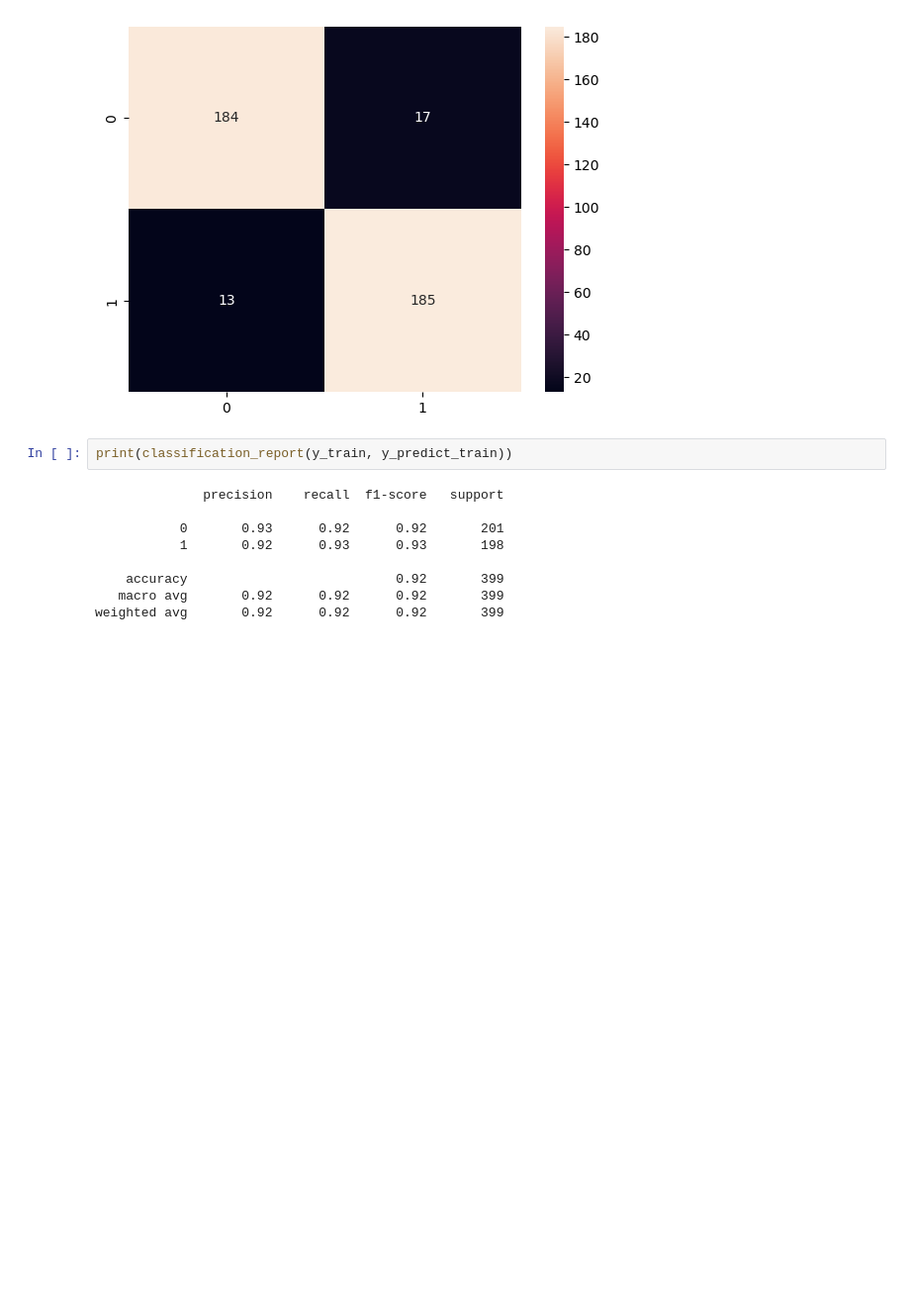
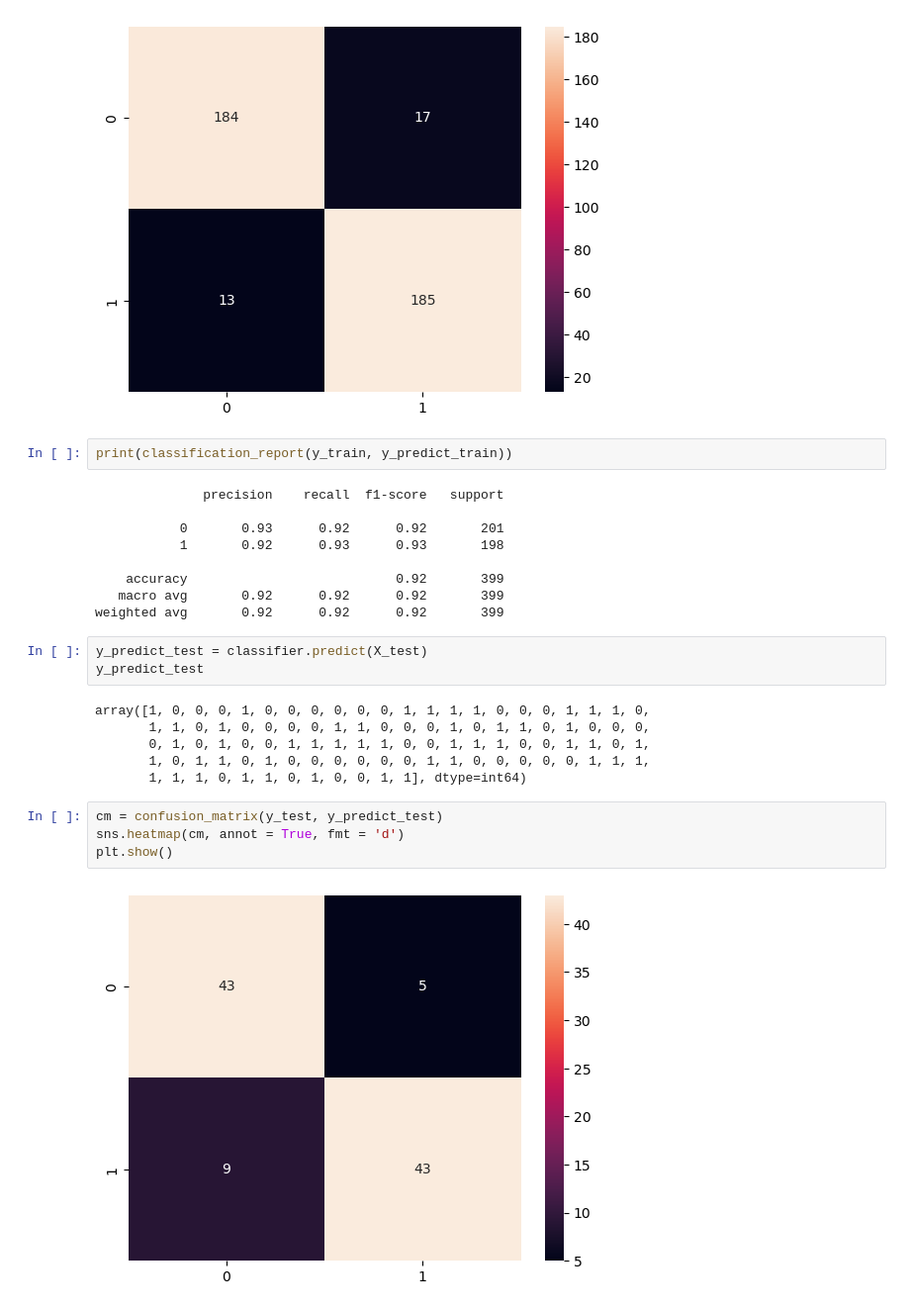
Before and after one commit to AlvaroBishop/CustomerClicksPrediction, a Jupyter notebook: CustomerClicksPrediction.ipynb, the cells around one changed output. Shown at 99% size. Cells and saved outputs as stored; diff of their text form; blank space fills up the shorter version.

Commit message:
results visualization

```diff
--- a/CustomerClicksPrediction.ipynb
+++ b/CustomerClicksPrediction.ipynb
@@ -145,3 +145,18 @@ print(classification_report(y_train, y_predict_train))
     accuracy                           0.92       399
    macro avg       0.92      0.92      0.92       399
 weighted avg       0.92      0.92      0.92       399
+# %%
+y_predict_test = classifier.predict(X_test)
+y_predict_test
+# %% [output]
+array([1, 0, 0, 0, 1, 0, 0, 0, 0, 0, 0, 1, 1, 1, 1, 0, 0, 0, 1, 1, 1, 0,
+       1, 1, 0, 1, 0, 0, 0, 0, 1, 1, 0, 0, 0, 1, 0, 1, 1, 0, 1, 0, 0, 0,
+       0, 1, 0, 1, 0, 0, 1, 1, 1, 1, 1, 0, 0, 1, 1, 1, 0, 0, 1, 1, 0, 1,
+       1, 0, 1, 1, 0, 1, 0, 0, 0, 0, 0, 0, 1, 1, 0, 0, 0, 0, 0, 1, 1, 1,
+       1, 1, 1, 0, 1, 1, 0, 1, 0, 0, 1, 1], dtype=int64)
+# %%
+cm = confusion_matrix(y_test, y_predict_test)
+sns.heatmap(cm, annot = True, fmt = 'd')
+plt.show()
+# %% [output]
+[figure, added]
```
Also changed, not shown: parts of 1 cell of this notebook.
